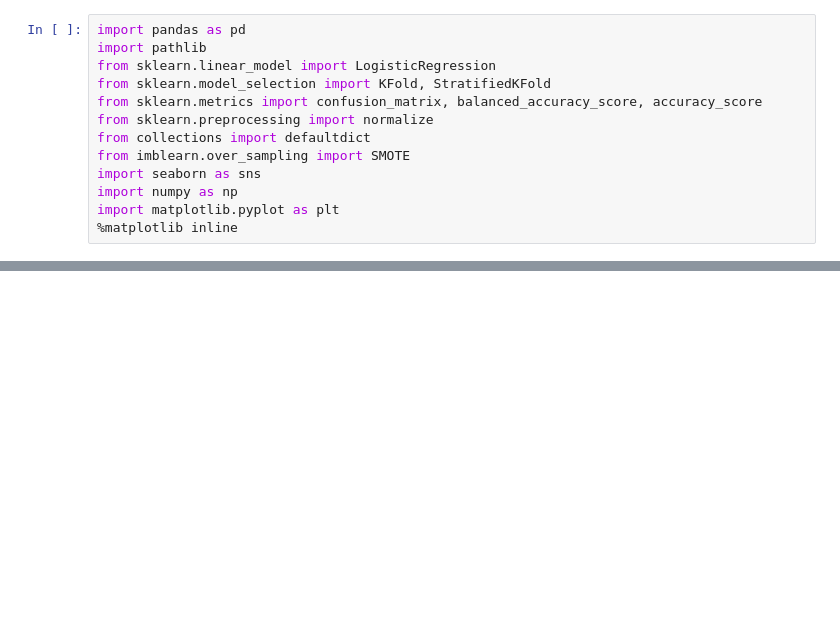
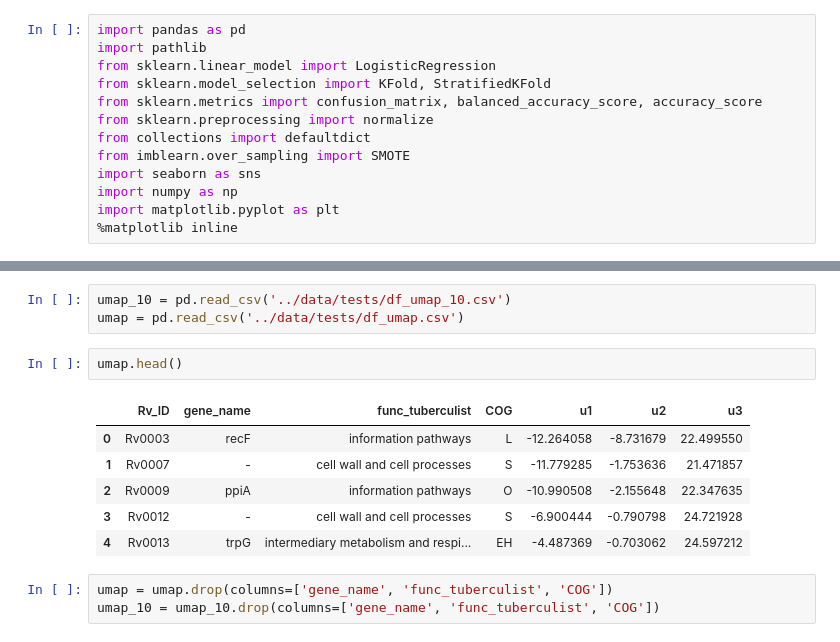
Before and after one commit to ajinich/mtb_tn_db, a Jupyter notebook: ml-standardised_data/Log_reg.ipynb, the cells around one changed output, grey strips where cells are left out. Cells and saved outputs as stored; diff of their text form; blank space fills up the shorter version.

```diff
--- a/ml-standardised_data/Log_reg.ipynb
+++ b/ml-standardised_data/Log_reg.ipynb
@@ -305,0 +344,15 @@ lasso_confusion(lfc_bin_mb, lfc_bin_cols, C=10, norm_method='SMOTE', name='Accur
+# %%
+umap_10 = pd.read_csv('../data/tests/df_umap_10.csv')
+umap = pd.read_csv('../data/tests/df_umap.csv')
+# %%
+umap.head()
+# %% [output]
+|  | Rv_ID | gene_name | func_tuberculist | COG | u1 | u2 | u3 |
+| 0 | Rv0003 | recF | information pathways | L | -12.264058 | -8.731679 | 22.499550 |
+| 1 | Rv0007 | - | cell wall and cell processes | S | -11.779285 | -1.753636 | 21.471857 |
+| 2 | Rv0009 | ppiA | information pathways | O | -10.990508 | -2.155648 | 22.347635 |
+| 3 | Rv0012 | - | cell wall and cell processes | S | -6.900444 | -0.790798 | 24.721928 |
+| 4 | Rv0013 | trpG | intermediary metabolism and respi... | EH | -4.487369 | -0.703062 | 24.597212 |
+# %%
+umap = umap.drop(columns=['gene_name', 'func_tuberculist', 'COG'])
+umap_10 = umap_10.drop(columns=['gene_name', 'func_tuberculist', 'COG'])
```
Also changed, not shown: parts of 31 cells of this notebook, 2 other files.
